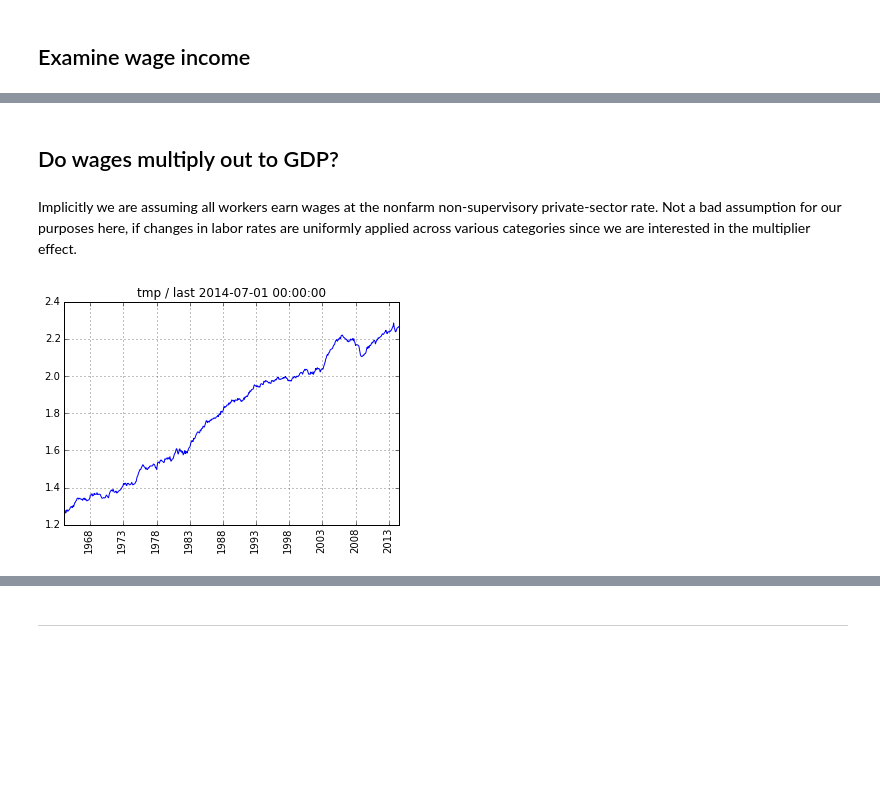
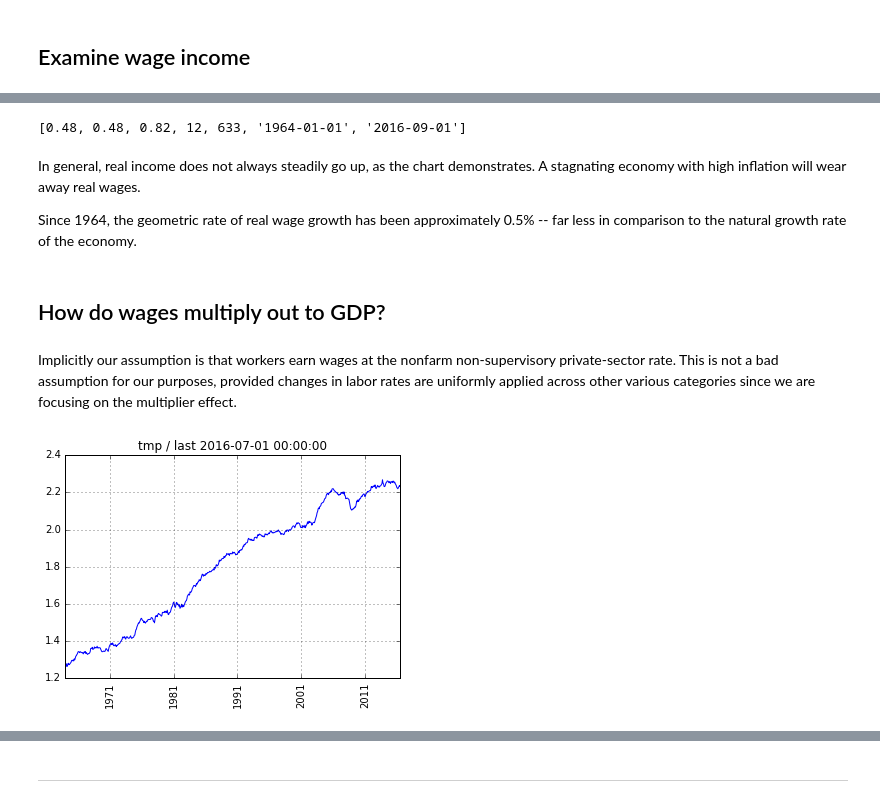
Before and after one commit to rsvp/fecon235, a Jupyter notebook: nb/fred-gdp-wage.ipynb, the cells around one changed output, grey strips where cells are left out. Cells and saved outputs as stored; diff of their text form; code cells hidden in the pictures; blank space fills up the shorter version.

```diff
--- a/nb/fred-gdp-wage.ipynb
+++ b/nb/fred-gdp-wage.ipynb
@@ -86,4 +116,4 @@ This gives the annualized geometric growth rate, but one might also look at fert
 # %%
 #  Fraction of population which works:
-emppop = getfred( m4emppop )/100.0
+emppop = get( m4emppop ) / 100.0
 # %% [markdown]
@@ -108,15 +157,15 @@ georet( workers, 12  )
 # %% [markdown]
 ## Examine U.S. Gross Domestic Product
 # %%
-#  Deflator:
-defl = getfred( m4defl )
+#  Deflator, scaled to 1 current dollar:
+defl = get( m4defl )
 # %%
-#  REAL GDP in billions:
-gdp = getfred( m4gdpus )
+#  Nominal GDP in billions:
+gdp = get( m4gdpus )
 #  The release cycle is quarterly, but we resample to monthly,
 #  in order to sync with the deflator.
+#  We do NOT use m4gdpusr directly because that is in 2009 dollars.
 
+#  Real GDP in current billions:
 gdpr = todf( defl * gdp )
-#  We do NOT use m4gdpusr directly because that is in 2009 dollars!
-#  Our deflator always uses current dollars.
 # %%
@@ -150,8 +219,7 @@ Each worker has been more productive over the years, contributing more to GDP, a
 # %% [markdown]
 ## Examine wage income
 # %%
-#  Annual income, not real, assuming 40 hours per week, 50 weeks per year:
-inc = getfred( m4wage )*2000
-#  But maybe working hours have decreased recently?
+#  Nominal annual INCOME, assuming 40 working hours per week, 50 weeks per year:
+inc = get( m4wage ) * 2000
 # %%
 #  REAL income in thousands per worker:
@@ -163,11 +248,28 @@ plotfred( rinc )
+# %%
+georet( rinc, 12 )
+# %% [output]
+[0.48, 0.48, 0.82, 12, 633, '1964-01-01', '2016-09-01']
+# %% [markdown]
+In general, real income does not always steadily go up,
+as the chart demonstrates. A stagnating economy with high inflation
+will wear away real wages.
+
+Since 1964, the geometric rate of real wage growth has been
+approximately 0.5% -- far less in comparison to the
+natural growth rate of the economy.
 # %% [markdown]
-## Do wages multiply out to GDP?
+## How do wages multiply out to GDP?
 # %%
 #  Ratio of real GDP to real income per worker:
 gdpinc = todf( gdprworker / rinc )
 # %% [markdown]
-Implicitly we are assuming all workers earn wages at the nonfarm non-supervisory private-sector rate. Not a bad assumption for our purposes here, if changes in labor rates are uniformly applied across various categories since we are interested in the multiplier effect.
+Implicitly our assumption is that workers earn wages at the
+nonfarm non-supervisory private-sector rate.
+This is not a bad assumption for our purposes,
+provided changes in labor rates are uniformly applied
+across other various categories since we are
+focusing on the multiplier effect.
 # %%
-plotfred( gdpinc )
+plot( gdpinc )
 # %% [output]
-[figure, old version]
+[figure, new version]
```
Also changed, not shown: parts of 74 cells of this notebook.
